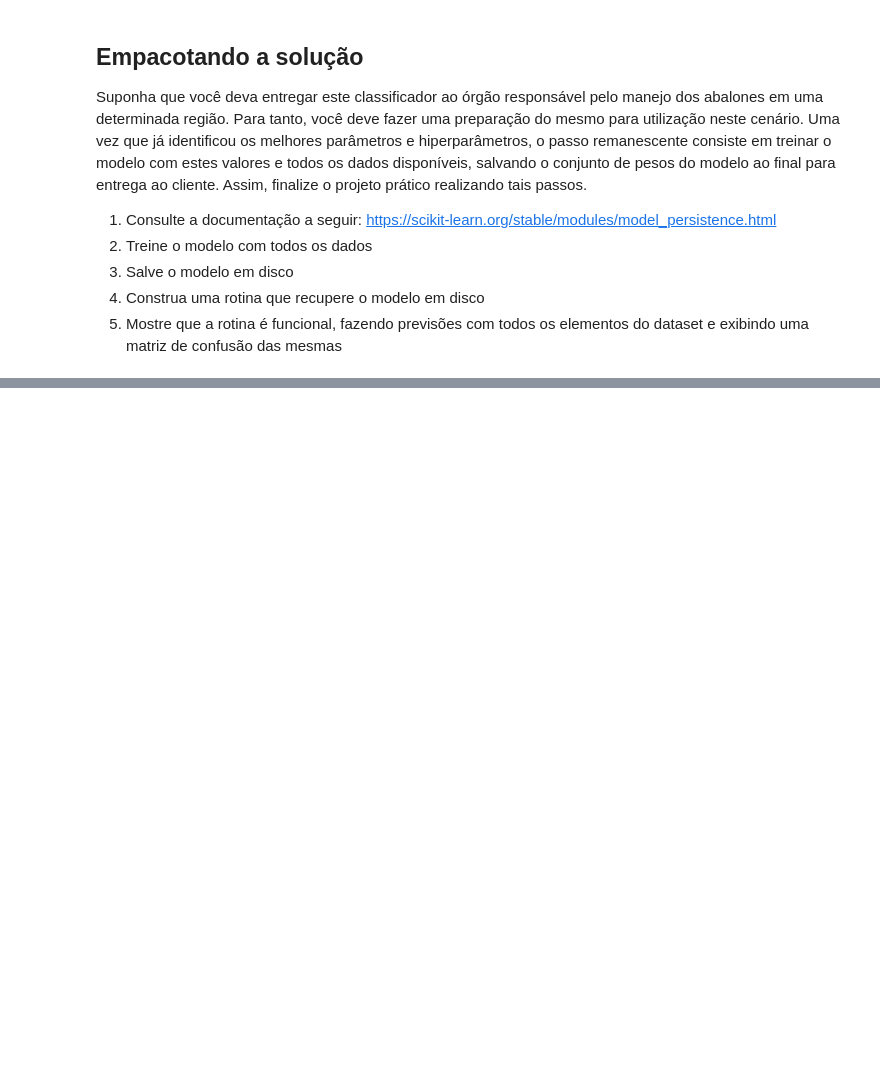
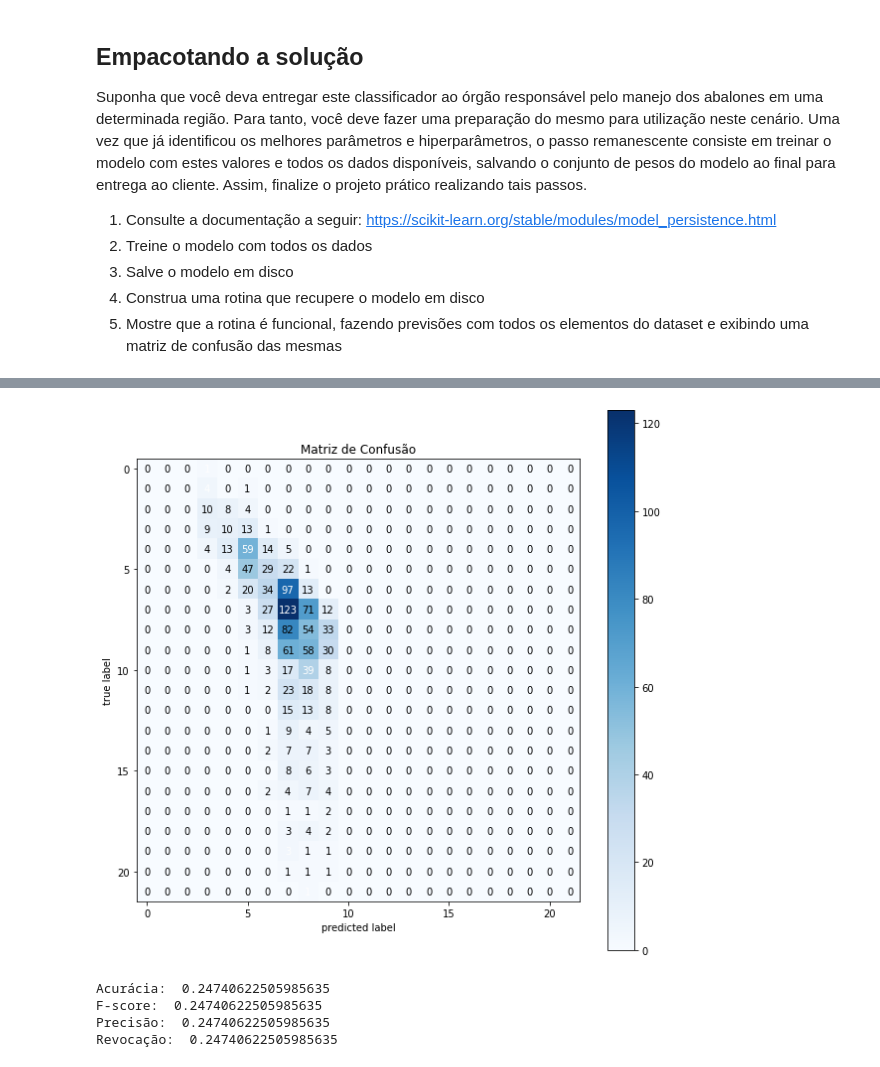
Before and after one commit to JulioCFSdev/Redes-Neurais-Artificiais, a Jupyter notebook: atividade_2.2/Lucas_Julio_RNA_2022_2_AA2_2.ipynb, the cells around one changed output, grey strips where cells are left out. Drawn from its saved outputs; the diff is of its cells as text; code cells hidden in the pictures; blank space fills up the shorter version.

```diff
--- a/atividade_2.2/Lucas_Julio_RNA_2022_2_AA2_2.ipynb
+++ b/atividade_2.2/Lucas_Julio_RNA_2022_2_AA2_2.ipynb
@@ -462,0 +589,13 @@ https://scikit-learn.org/stable/modules/model_persistence.html
+# %%
+# armazena o modelo no disco local do collab
+def storage_best_model(model, name_model):
+  dump(model, name_model)
+
+# Carrega um modelo presente no disco local do collab
+# Mostra as novas métricas dos resultados obtidos do modelo armazenado em disco
+# Exibi a matriz de confusão do modelo armazenado em disco
+def Courotine_in_prev_storaged_model(name_model, x_test, y_test):
+  new_rede = load(name_model)
+  y_rede_prev = new_rede.predict(x_test)
+  confusion_matrix_plot(y_test, y_rede_prev)
+  show_metrics(y_test, y_rede_prev)
@@ -462,0 +604,8 @@ https://scikit-learn.org/stable/modules/model_persistence.html
+# %%
+Courotine_in_prev_storaged_model('Abalone_model_set.joblib', X_test.values, Y_test)
+# %% [output]
+[figure, added]
+Acurácia:  0.24740622505985635
+F-score:  0.24740622505985635
+Precisão:  0.24740622505985635
+Revocação:  0.24740622505985635
```
Also changed, not shown: parts of 20 cells of this notebook.
